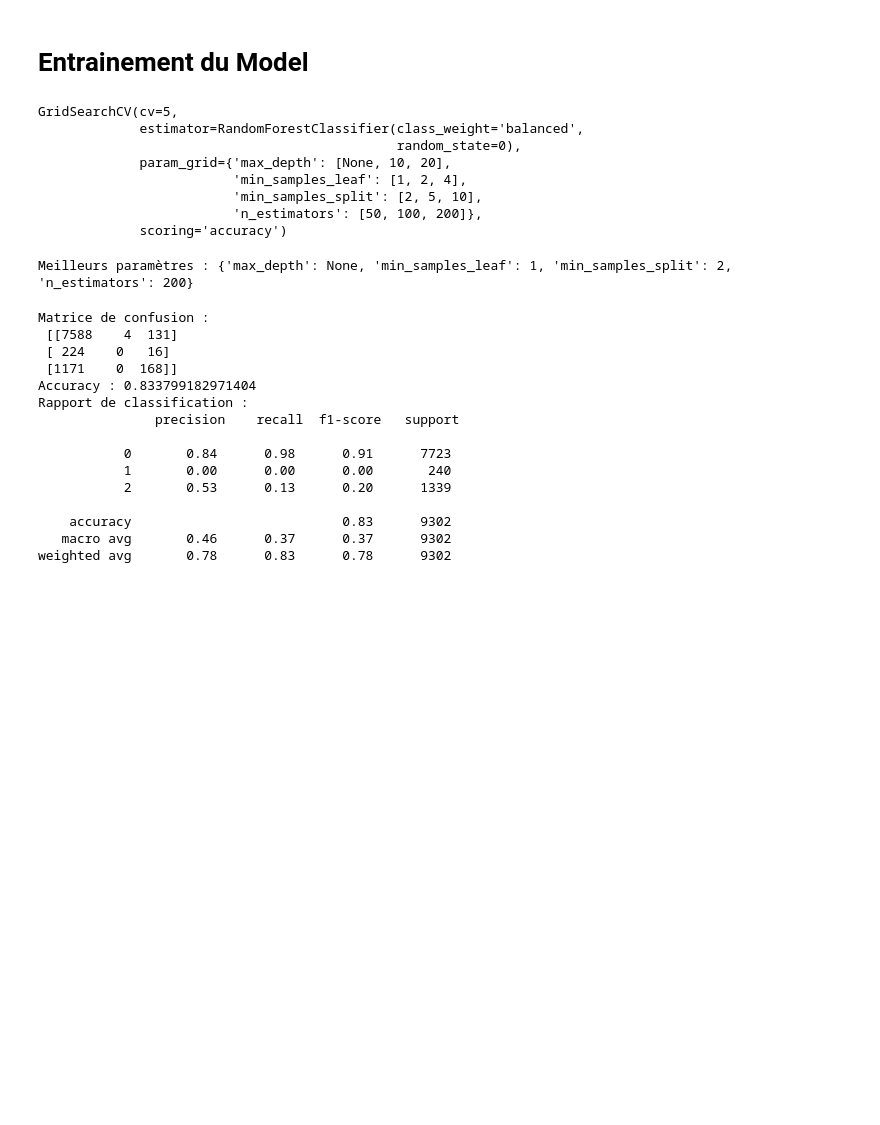
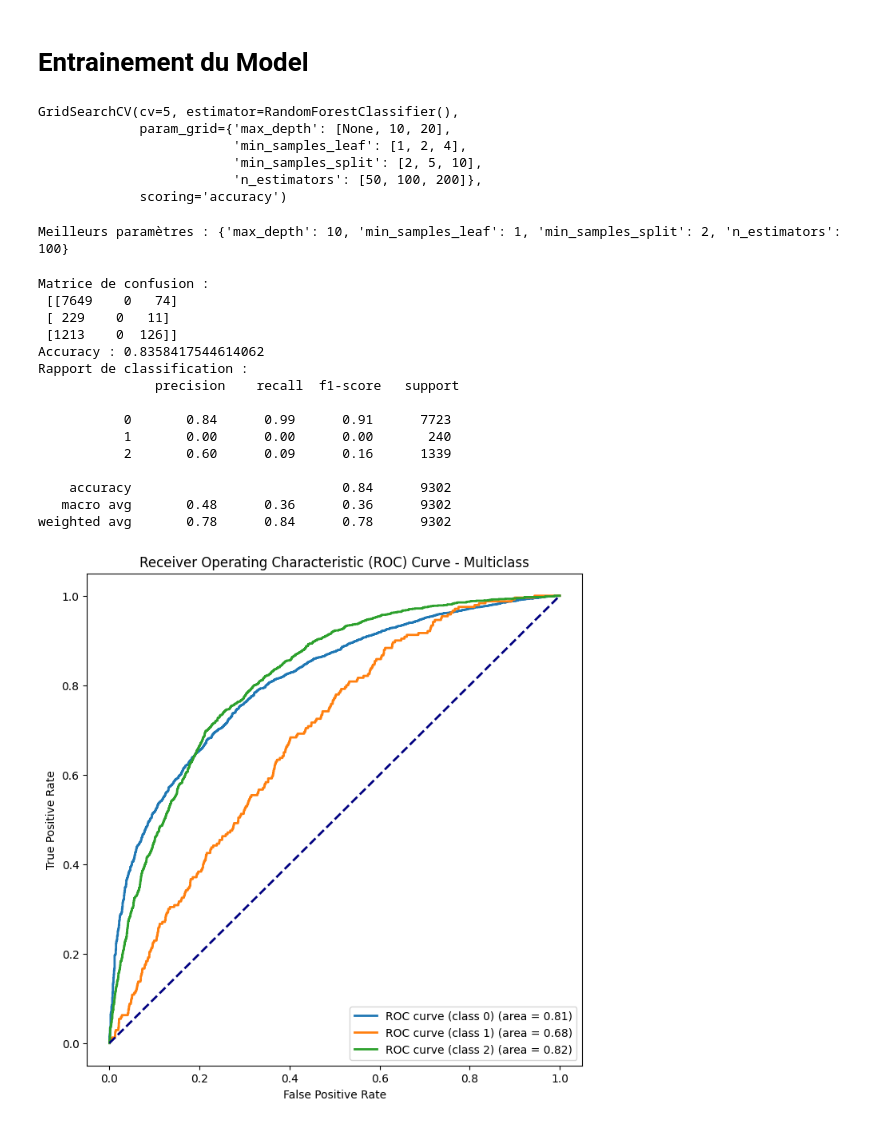
Before and after one commit to LeilaHbb16/Project-AMSD1, a Jupyter notebook: Random_forrest.ipynb, the cells around one changed output. Drawn from its saved outputs; the diff is of its cells as text; code cells hidden in the pictures; blank space fills up the shorter version.

Commit message:
roc curve

```diff
--- a/Random_forrest.ipynb
+++ b/Random_forrest.ipynb
@@ -299,3 +181,5 @@ rf = RandomForestClassifier(n_estimators=100, random_state=0, class_weight='bala
+# %%
+rf = RandomForestClassifier()
 # %%
 param_grid = {
     'n_estimators': [50, 100, 200],
@@ -307,9 +191,7 @@ param_grid = {
 grid_search = GridSearchCV(rf, param_grid, cv=5, scoring='accuracy')
 grid_search.fit(X_train, y_train)
 # %% [output]
-GridSearchCV(cv=5,
-             estimator=RandomForestClassifier(class_weight='balanced',
-                                              random_state=0),
+GridSearchCV(cv=5, estimator=RandomForestClassifier(),
              param_grid={'max_depth': [None, 10, 20],
                          'min_samples_leaf': [1, 2, 4],
                          'min_samples_split': [2, 5, 10],
@@ -318,7 +200,7 @@ GridSearchCV(cv=5,
 # %%
 print("Meilleurs paramètres :", grid_search.best_params_)
 # %% [output]
-Meilleurs paramètres : {'max_depth': None, 'min_samples_leaf': 1, 'min_samples_split': 2, 'n_estimators': 200}
+Meilleurs paramètres : {'max_depth': 10, 'min_samples_leaf': 1, 'min_samples_split': 2, 'n_estimators': 100}
 # %%
 best_rf_model = grid_search.best_estimator_
 # %%
@@ -335,17 +217,46 @@ print("Accuracy :", accuracy)
 print("Rapport de classification :\n", classification_report(y_test, y_pred))
 # %% [output]
 Matrice de confusion :
- [[7588    4  131]
- [ 224    0   16]
- [1171    0  168]]
-Accuracy : 0.833799182971404
+ [[7649    0   74]
+ [ 229    0   11]
+ [1213    0  126]]
+Accuracy : 0.8358417544614062
 Rapport de classification :
                precision    recall  f1-score   support
 
-           0       0.84      0.98      0.91      7723
+           0       0.84      0.99      0.91      7723
            1       0.00      0.00      0.00       240
-           2       0.53      0.13      0.20      1339
+           2       0.60      0.09      0.16      1339
 
-    accuracy                           0.83      9302
-   macro avg       0.46      0.37      0.37      9302
-weighted avg       0.78      0.83      0.78      9302
+    accuracy                           0.84      9302
+   macro avg       0.48      0.36      0.36      9302
+weighted avg       0.78      0.84      0.78      9302
+# %%
+from sklearn.preprocessing import label_binarize
+# Calculez la courbe ROC et l'AUC
+y_scores = best_rf_model.predict_proba(X_test)
+
+# Binarisez les étiquettes pour chaque classe
+y_test_bin = label_binarize(y_test, classes=list(range(len(best_rf_model.classes_))))
+
+# Calculez la courbe ROC pour chaque classe
+fpr = dict()
+tpr = dict()
+roc_auc = dict()
+for i in range(len(best_rf_model.classes_)):
+    fpr[i], tpr[i], _ = roc_curve(y_test_bin[:, i], y_scores[:, i])
+    roc_auc[i] = auc(fpr[i], tpr[i])
+
+# Affichez la courbe ROC pour chaque classe
+plt.figure(figsize=(8, 8))
+for i in range(len(best_rf_model.classes_)):
+    plt.plot(fpr[i], tpr[i], lw=2, label='ROC curve (class {}) (area = {:.2f})'.format(i, roc_auc[i]))
+
+plt.plot([0, 1], [0, 1], color='navy', lw=2, linestyle='--')
+plt.xlabel('False Positive Rate')
+plt.ylabel('True Positive Rate')
+plt.title('Receiver Operating Characteristic (ROC) Curve - Multiclass')
+plt.legend(loc='lower right')
+plt.show()
+# %% [output]
+[figure, added]
```
Also changed, not shown: parts of 17 cells of this notebook.
